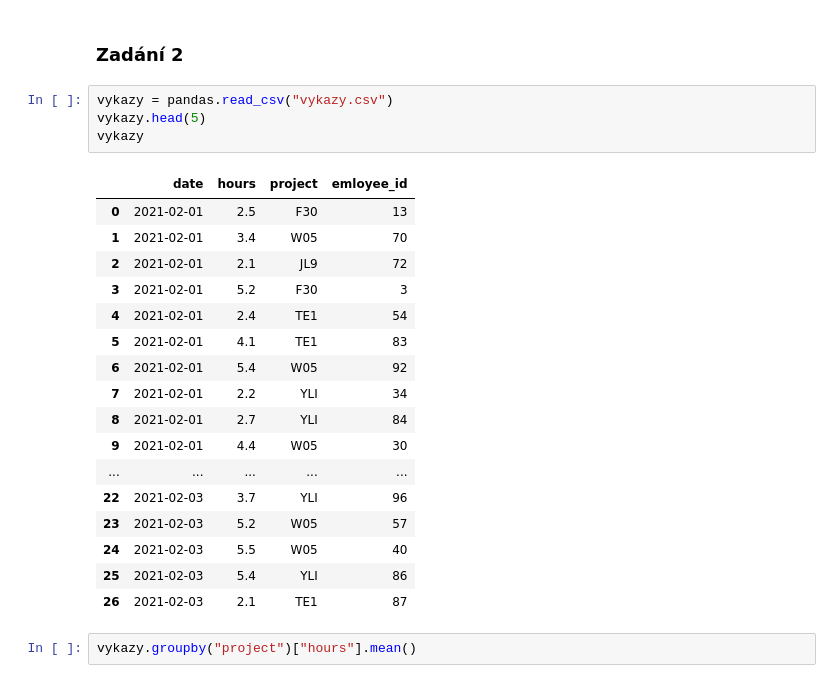
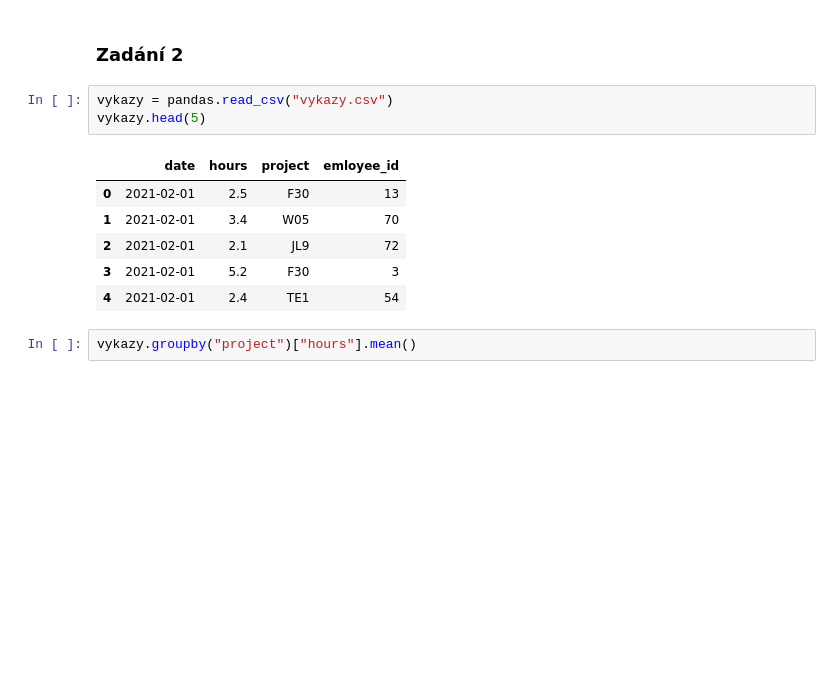
Before and after one commit to vycitalovaa/course_python_2022, a Jupyter notebook: ukol_10.ipynb, the cells around one changed output. Drawn from its saved outputs; the diff is of its cells as text; blank space fills up the shorter version.

```diff
--- a/ukol_10.ipynb
+++ b/ukol_10.ipynb
@@ -78,25 +94,13 @@ Name: plat, dtype: float64
 # %%
 vykazy = pandas.read_csv("vykazy.csv")
 vykazy.head(5)
-vykazy
 # %% [output]
 |  | date | hours | project | emloyee_id |
 | 0 | 2021-02-01 | 2.5 | F30 | 13 |
 | 1 | 2021-02-01 | 3.4 | W05 | 70 |
 | 2 | 2021-02-01 | 2.1 | JL9 | 72 |
 | 3 | 2021-02-01 | 5.2 | F30 | 3 |
 | 4 | 2021-02-01 | 2.4 | TE1 | 54 |
-| 5 | 2021-02-01 | 4.1 | TE1 | 83 |
-| 6 | 2021-02-01 | 5.4 | W05 | 92 |
-| 7 | 2021-02-01 | 2.2 | YLI | 34 |
-| 8 | 2021-02-01 | 2.7 | YLI | 84 |
-| 9 | 2021-02-01 | 4.4 | W05 | 30 |
-| ... | ... | ... | ... | ... |
-| 22 | 2021-02-03 | 3.7 | YLI | 96 |
-| 23 | 2021-02-03 | 5.2 | W05 | 57 |
-| 24 | 2021-02-03 | 5.5 | W05 | 40 |
-| 25 | 2021-02-03 | 5.4 | YLI | 86 |
-| 26 | 2021-02-03 | 2.1 | TE1 | 87 |
 # %%
 vykazy.groupby("project")["hours"].mean()
 # %% [output]
```
Also changed, not shown: parts of 1 cell of this notebook, 2 other files.
